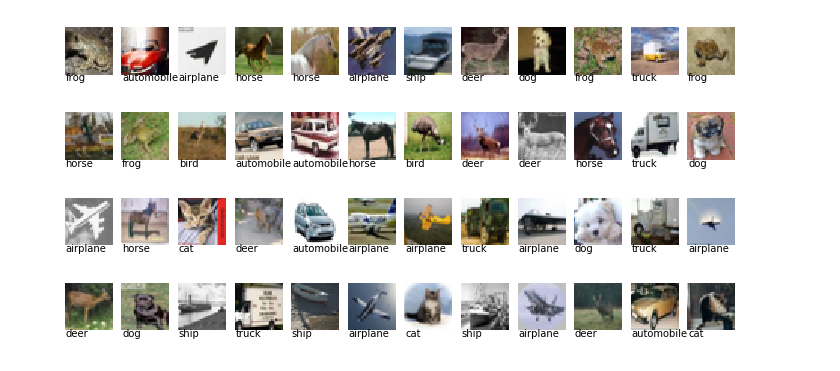
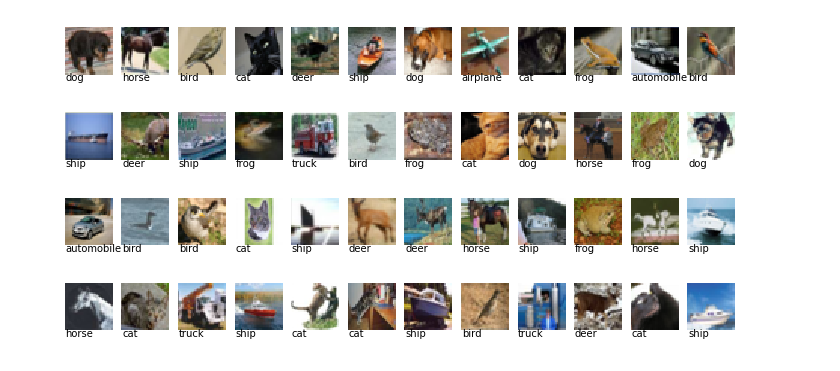
Before and after one commit to psembere/tooploox_classifier, a Jupyter notebook: results.ipynb, the cells around one changed output. Drawn from its saved outputs; the diff is of its cells as text; code cells hidden in the pictures.

Commit message:
added operation on whole dataset

```diff
--- a/results.ipynb
+++ b/results.ipynb
@@ -1,12 +1,12 @@
 # %%
 from utils.data_loader import get_data_set, visualize
 
 data_set = get_data_set()
-X = data_set.data_batch[0]['data']
-Y = [data_set.meta['label_names'][x] for x in data_set.data_batch[0]['labels']]
+X = data_set.get_whole_dataset_pictures()
+Y = data_set.get_whole_dataset_labels()
 visualize(X, Y, (4, 12))
 # %% [output]
-[figure, old version]
+[figure, new version]
 # %%
 import cv2
 hog = cv2.HOGDescriptor()
```
Also changed, not shown: parts of 2 cells of this notebook, 3 other files.
